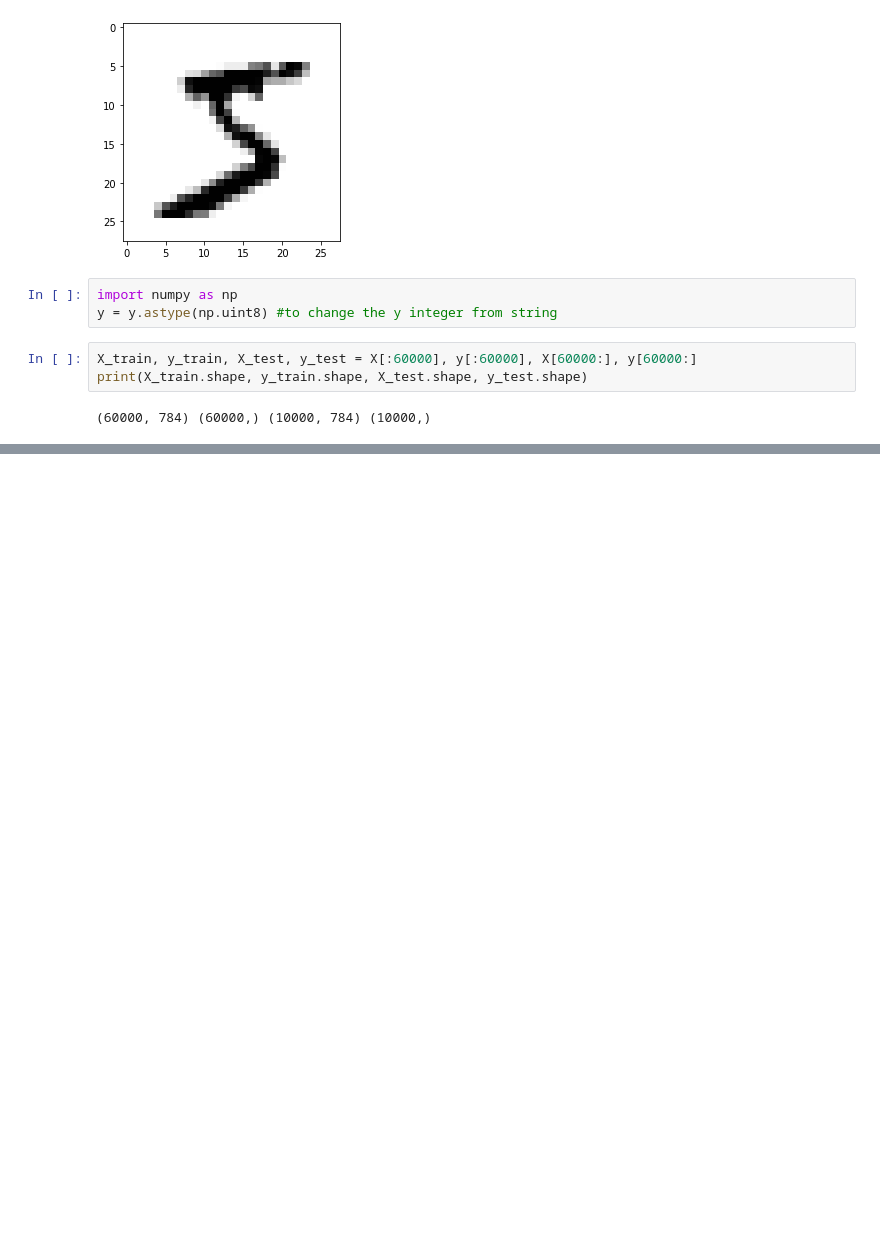
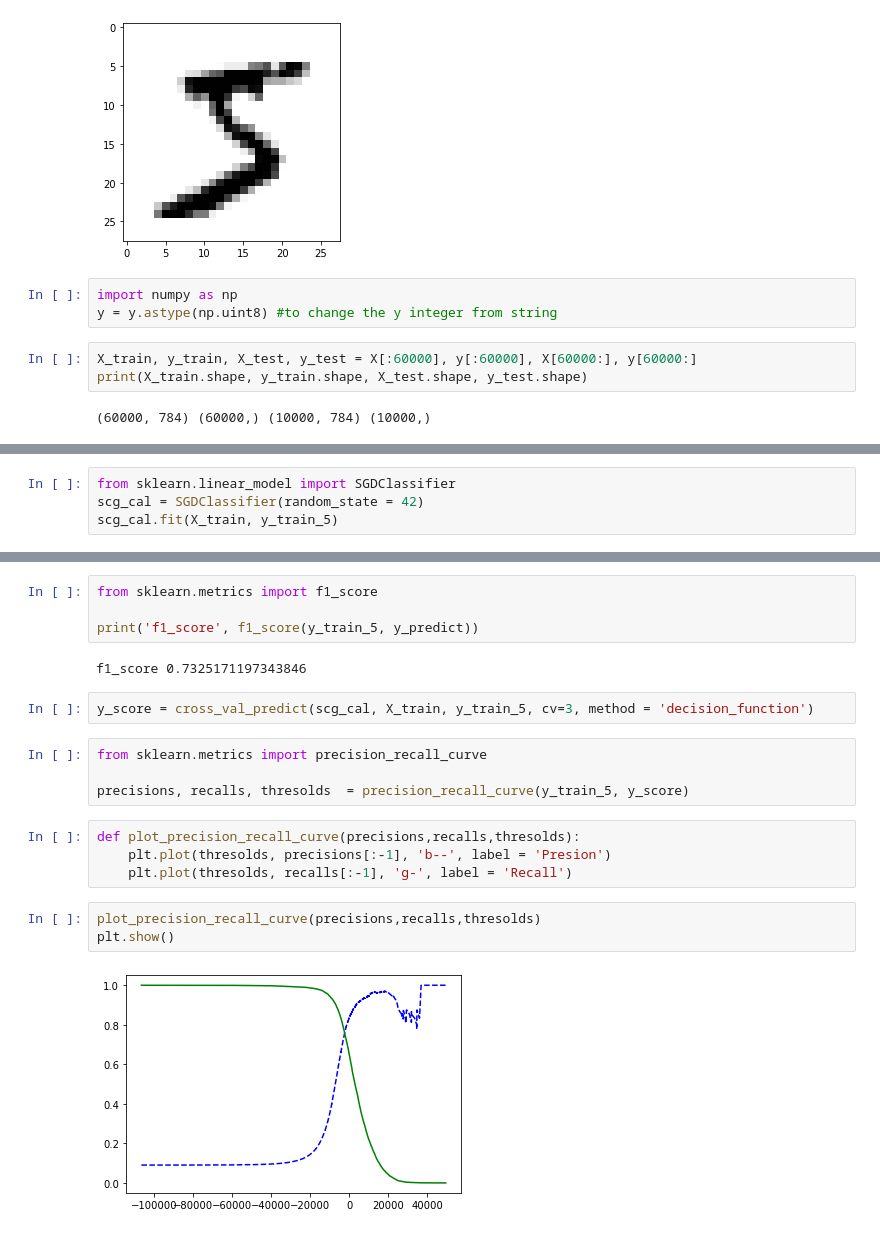
Before and after one commit to deepankar5/code_from_hands_on_machine_learning, a Jupyter notebook: classification_problem.ipynb, the cells around one changed output, grey strips where cells are left out. Drawn from its saved outputs; the diff is of its cells as text; blank space fills up the shorter version.

```diff
--- a/classification_problem.ipynb
+++ b/classification_problem.ipynb
@@ -29,0 +34,4 @@ print(X_train.shape, y_train.shape, X_test.shape, y_test.shape)
+# %%
+from sklearn.linear_model import SGDClassifier
+scg_cal = SGDClassifier(random_state = 42)
+scg_cal.fit(X_train, y_train_5)
@@ -31,0 +112,21 @@ from sklearn.linear_model import SCGClassifier
+# %%
+from sklearn.metrics import f1_score
+
+print('f1_score', f1_score(y_train_5, y_predict))
+# %% [output]
+f1_score 0.7325171197343846
+# %%
+y_score = cross_val_predict(scg_cal, X_train, y_train_5, cv=3, method = 'decision_function')
+# %%
+from sklearn.metrics import precision_recall_curve
+
+precisions, recalls, thresolds  = precision_recall_curve(y_train_5, y_score)
+# %%
+def plot_precision_recall_curve(precisions,recalls,thresolds):
+    plt.plot(thresolds, precisions[:-1], 'b--', label = 'Presion')
+    plt.plot(thresolds, recalls[:-1], 'g-', label = 'Recall')
+# %%
+plot_precision_recall_curve(precisions,recalls,thresolds)
+plt.show()
+# %% [output]
+[figure, added]
```
Also changed, not shown: parts of 26 cells of this notebook.
